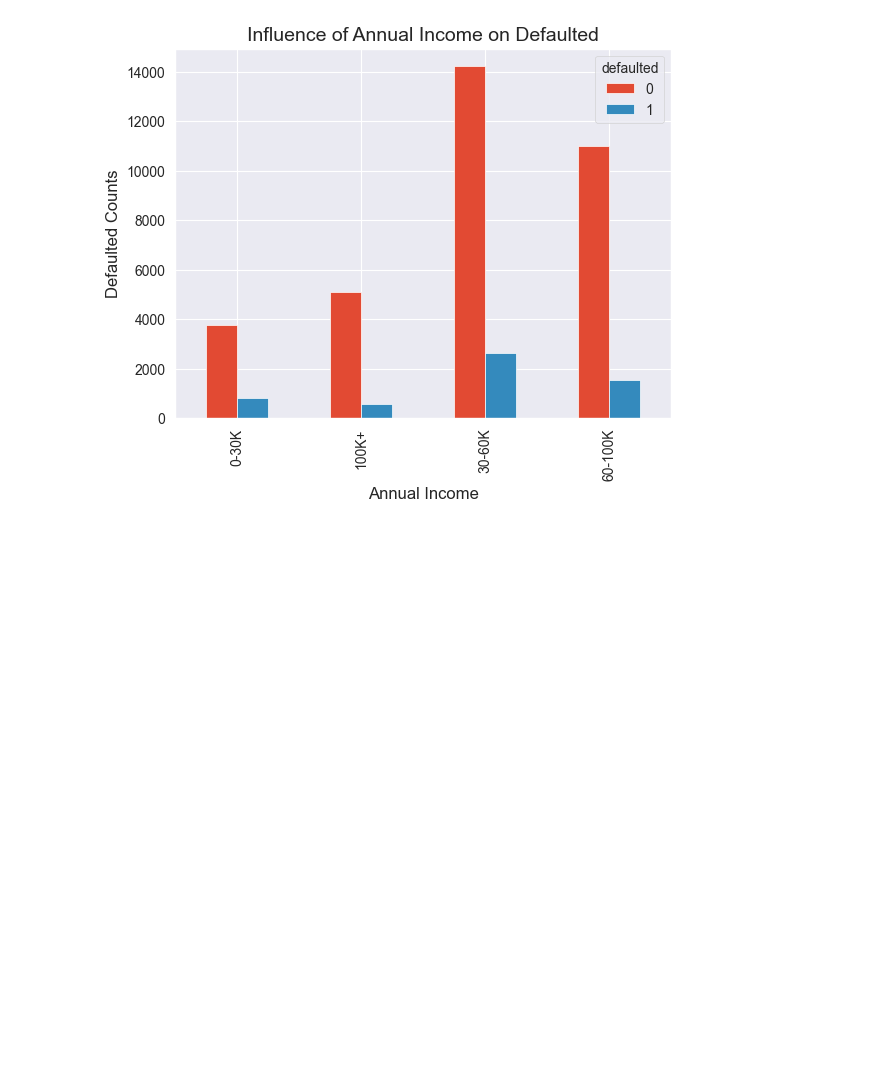
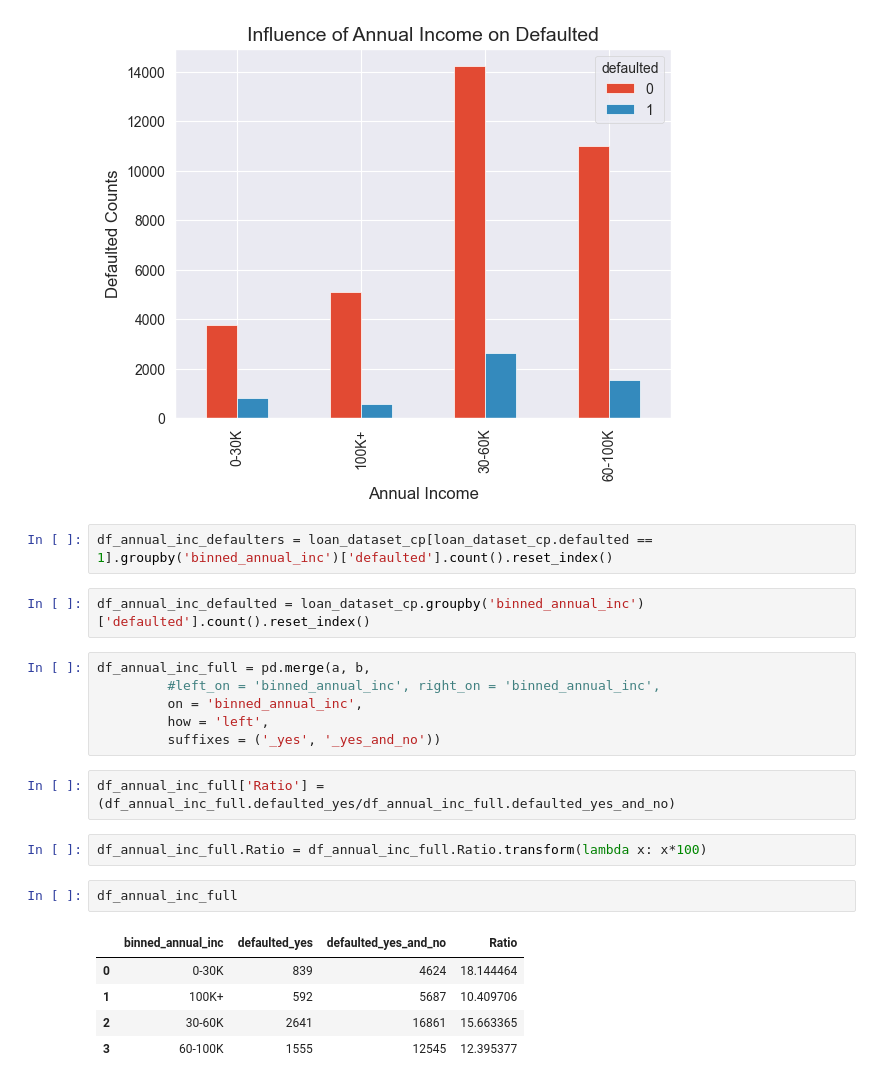
Before and after one commit to richwej/eda_projects, a Jupyter notebook: EDA - Lending Club.ipynb, the cells around one changed output. Drawn from its saved outputs; the diff is of its cells as text; blank space fills up the shorter version.

```diff
--- a/EDA - Lending Club.ipynb
+++ b/EDA - Lending Club.ipynb
@@ -898,3 +898,25 @@ plt.grid()
 plt.show()
 # %% [output]
 [figure]
+# %%
+df_annual_inc_defaulters = loan_dataset_cp[loan_dataset_cp.defaulted == 1].groupby('binned_annual_inc')['defaulted'].count().reset_index()
+# %%
+df_annual_inc_defaulted = loan_dataset_cp.groupby('binned_annual_inc')['defaulted'].count().reset_index()
+# %%
+df_annual_inc_full = pd.merge(a, b,
+         #left_on = 'binned_annual_inc', right_on = 'binned_annual_inc',
+         on = 'binned_annual_inc',
+         how = 'left',
+         suffixes = ('_yes', '_yes_and_no'))
+# %%
+df_annual_inc_full['Ratio'] = (df_annual_inc_full.defaulted_yes/df_annual_inc_full.defaulted_yes_and_no)
+# %%
+df_annual_inc_full.Ratio = df_annual_inc_full.Ratio.transform(lambda x: x*100)
+# %%
+df_annual_inc_full
+# %% [output]
+|  | binned_annual_inc | defaulted_yes | defaulted_yes_and_no | Ratio |
+| 0 | 0-30K | 839 | 4624 | 18.144464 |
+| 1 | 100K+ | 592 | 5687 | 10.409706 |
+| 2 | 30-60K | 2641 | 16861 | 15.663365 |
+| 3 | 60-100K | 1555 | 12545 | 12.395377 |
```
Also changed, not shown: parts of 1 cell of this notebook.
